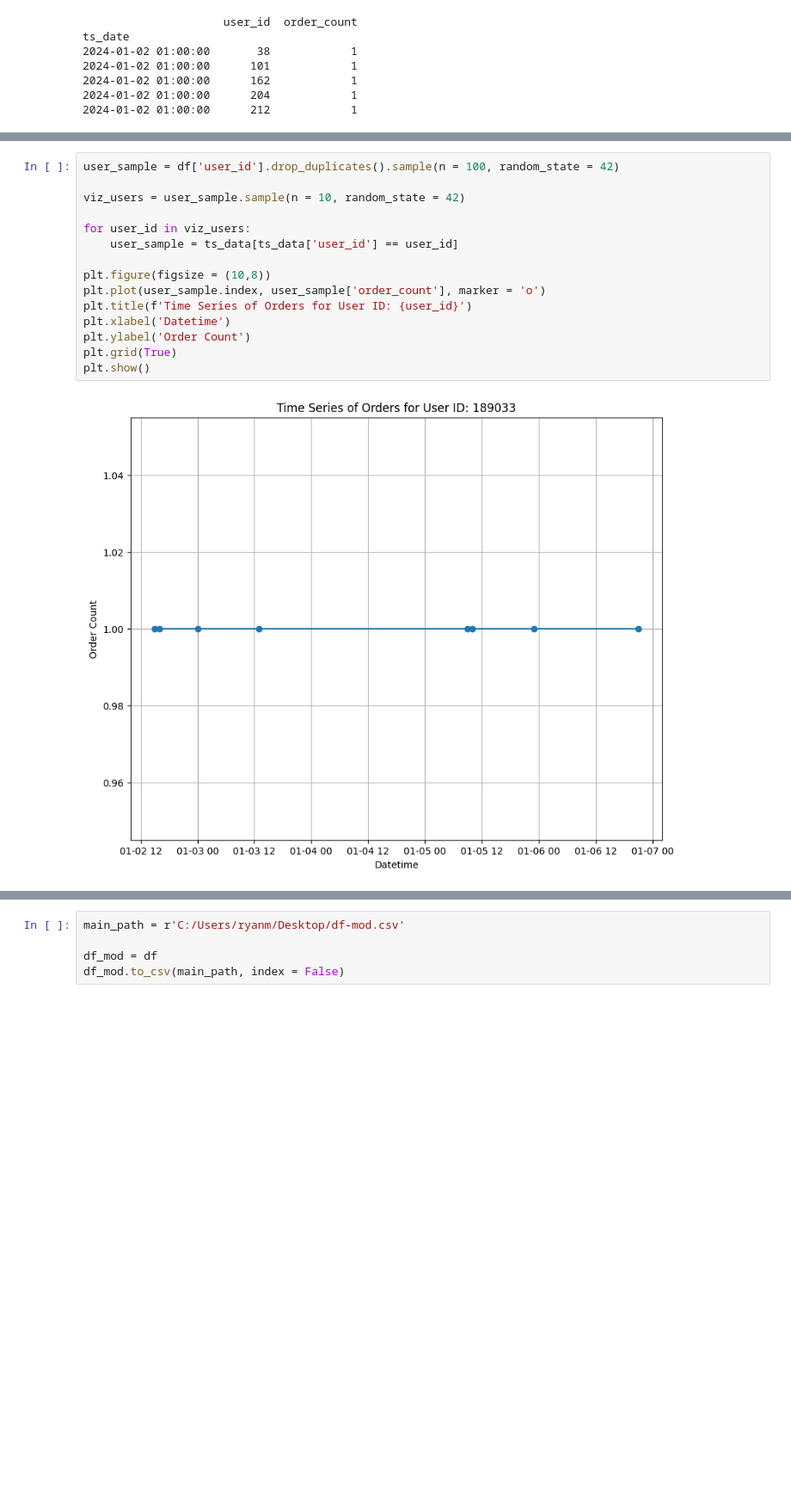
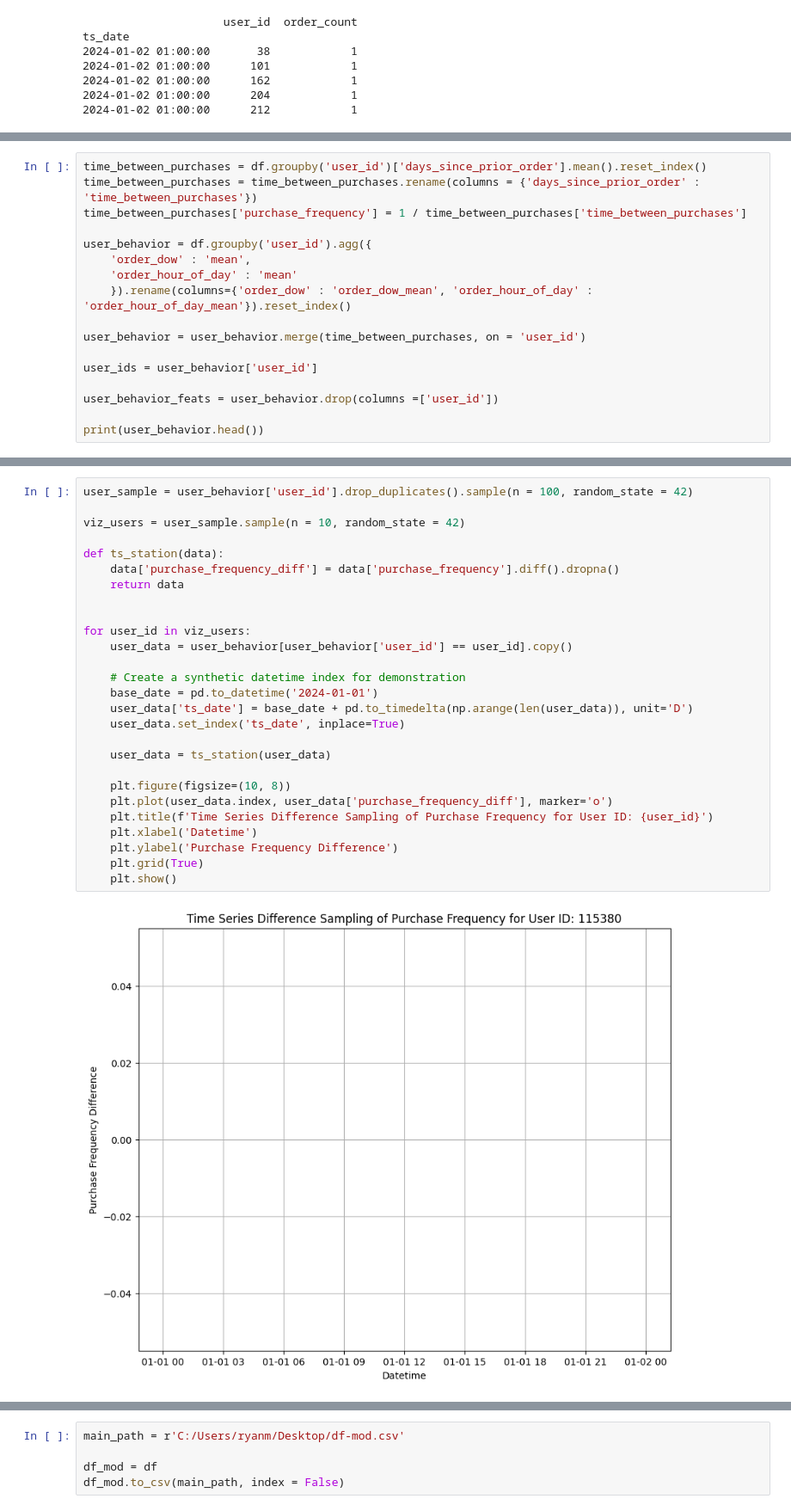
Before and after one commit to Taliwat/Springboard-DS, a Jupyter notebook: Capstone 2 - Instacart Project/eda.ipynb, the cells around one changed output, grey strips where cells are left out. Shown at 86% size. Drawn from its saved outputs; the diff is of its cells as text; blank space fills up the shorter version.

```diff
--- a/Capstone 2 - Instacart Project/eda.ipynb
+++ b/Capstone 2 - Instacart Project/eda.ipynb
@@ -305,0 +308,17 @@ ts_date
+# %%
+time_between_purchases = df.groupby('user_id')['days_since_prior_order'].mean().reset_index()
+time_between_purchases = time_between_purchases.rename(columns = {'days_since_prior_order' : 'time_between_purchases'})
+time_between_purchases['purchase_frequency'] = 1 / time_between_purchases['time_between_purchases']
+
+user_behavior = df.groupby('user_id').agg({
+    'order_dow' : 'mean',
+    'order_hour_of_day' : 'mean'
+    }).rename(columns={'order_dow' : 'order_dow_mean', 'order_hour_of_day' : 'order_hour_of_day_mean'}).reset_index()
+
+user_behavior = user_behavior.merge(time_between_purchases, on = 'user_id')
+
+user_ids = user_behavior['user_id']
+
+user_behavior_feats = user_behavior.drop(columns =['user_id'])
+
+print(user_behavior.head())
@@ -306,17 +339,29 @@ ts_date
 # %%
-user_sample = df['user_id'].drop_duplicates().sample(n = 100, random_state = 42)
+user_sample = user_behavior['user_id'].drop_duplicates().sample(n = 100, random_state = 42)
 
 viz_users = user_sample.sample(n = 10, random_state = 42)
 
+def ts_station(data):
+    data['purchase_frequency_diff'] = data['purchase_frequency'].diff().dropna()
+    return data
+
+
 for user_id in viz_users:
-    user_sample = ts_data[ts_data['user_id'] == user_id]
+    user_data = user_behavior[user_behavior['user_id'] == user_id].copy()
 
-plt.figure(figsize = (10,8))
-plt.plot(user_sample.index, user_sample['order_count'], marker = 'o')
-plt.title(f'Time Series of Orders for User ID: {user_id}')
-plt.xlabel('Datetime')
-plt.ylabel('Order Count')
-plt.grid(True)
-plt.show()
+    # Create a synthetic datetime index for demonstration
+    base_date = pd.to_datetime('2024-01-01')
+    user_data['ts_date'] = base_date + pd.to_timedelta(np.arange(len(user_data)), unit='D')
+    user_data.set_index('ts_date', inplace=True)
+
+    user_data = ts_station(user_data)
+
+    plt.figure(figsize=(10, 8))
+    plt.plot(user_data.index, user_data['purchase_frequency_diff'], marker='o')
+    plt.title(f'Time Series Difference Sampling of Purchase Frequency for User ID: {user_id}')
+    plt.xlabel('Datetime')
+    plt.ylabel('Purchase Frequency Difference')
+    plt.grid(True)
+    plt.show()
 # %% [output]
-[figure, old version]
+[figure, new version]
```
Also changed, not shown: parts of 4 cells of this notebook, 3 other files.
